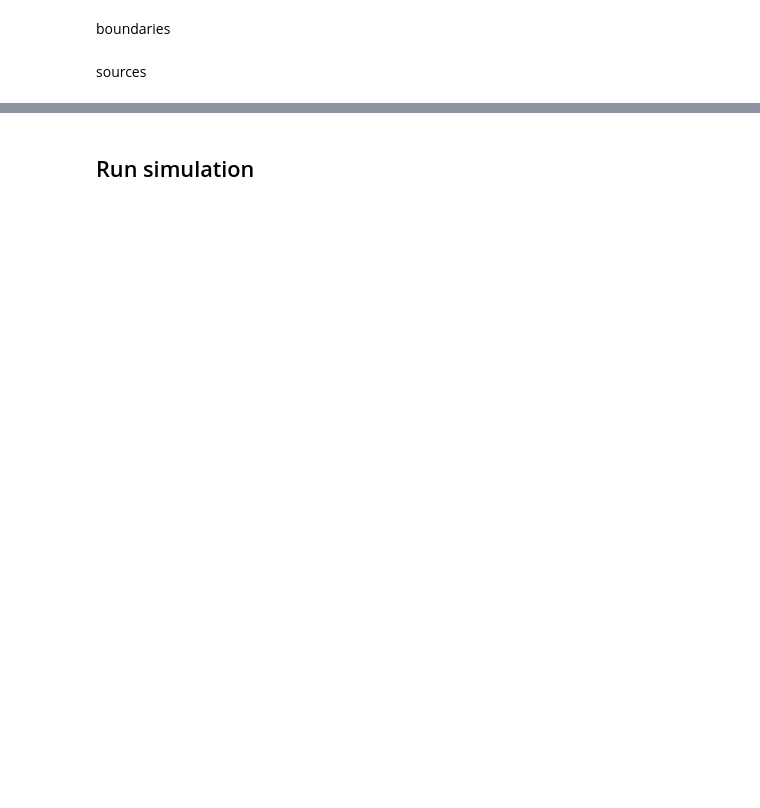
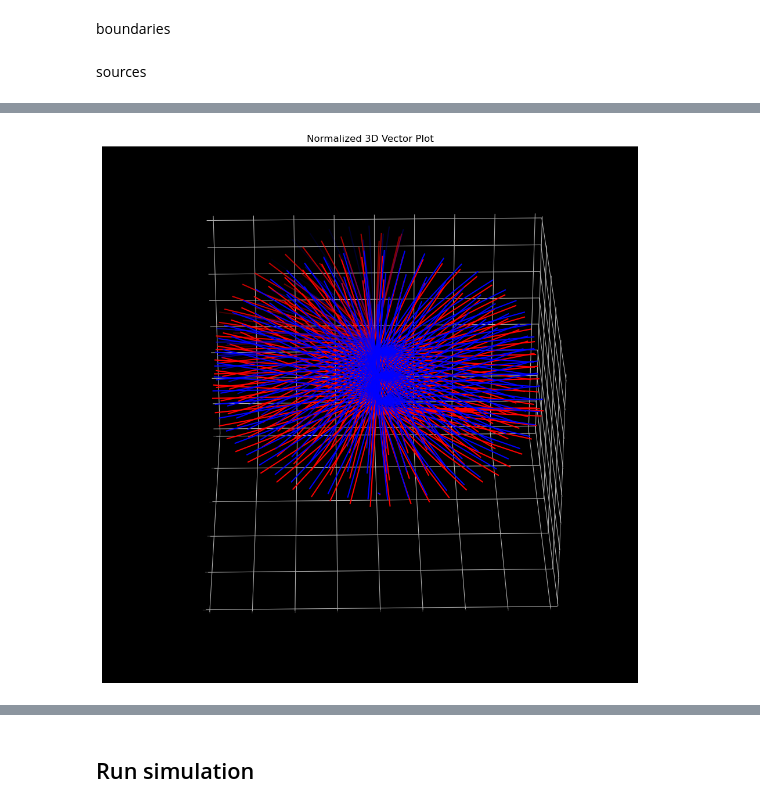
Before and after one commit to bfakhri/fdtd, a Jupyter notebook: examples/jupyter/CircularPolarization.ipynb, the cells around one changed output, grey strips where cells are left out. Drawn from its saved outputs; the diff is of its cells as text; code cells hidden in the pictures; blank space fills up the shorter version.

```diff
--- a/examples/jupyter/CircularPolarization.ipynb
+++ b/examples/jupyter/CircularPolarization.ipynb
@@ -18,4 +58,9 @@ fdtd.set_backend("torch")
 # %%
-WAVELENGTH = 1550e-9
-SPEED_LIGHT: float = 299_792_458.0  # [m/s] speed of light
+grid[20, :, :] = fdtd.PlaneSource(
+    period=WAVELENGTH / SPEED_LIGHT, name="planesource_0", polarization='z'
+)
+grid[45, :, :] = fdtd.PlaneSource(
+    period=WAVELENGTH / SPEED_LIGHT, name="planesource_1", polarization='y'
+)
+grid[:, grid.shape[1]//2, grid.shape[2]//2] = fdtd.LineDetector(name="detector")
 # %% [markdown]
@@ -42,16 +118,7 @@ grid.shape
 # %% [markdown]
 boundaries
 # %%
-# grid[0, :, :] = fdtd.PeriodicBoundary(name="xbounds")
-grid[0:10, :, :] = fdtd.PML(name="pml_xlow")
-grid[-10:, :, :] = fdtd.PML(name="pml_xhigh")
-
-# grid[:, 0, :] = fdtd.PeriodicBoundary(name="ybounds")
-grid[:, 0:10, :] = fdtd.PML(name="pml_ylow")
-grid[:, -10:, :] = fdtd.PML(name="pml_yhigh")
-
-#grid[:, :, 0] = fdtd.PeriodicBoundary(name="zbounds")
-grid[:, :, 0:10] = fdtd.PML(name="pml_zlow")
-grid[:, :, -10:] = fdtd.PML(name="pml_zhigh")
+grid.reset()
+grid.run(80, progress_bar=True)
 # %% [markdown]
 sources
@@ -58 +150,8 @@ sources
+# %%
+Es = bd.stack(grid.detectors[0].E, axis=0)
+Hs = bd.stack(grid.detectors[0].H, axis=0)
+for ang in range(0, 360):
+    plot_EH_3d_vectors(Es[-1, ::2, :], Hs[-1, ::2, :], step=40, rotation_angle=(30, ang))
+# %% [output]
+[figure, added]
 # %%
```
Also changed, not shown: parts of 19 cells of this notebook.
